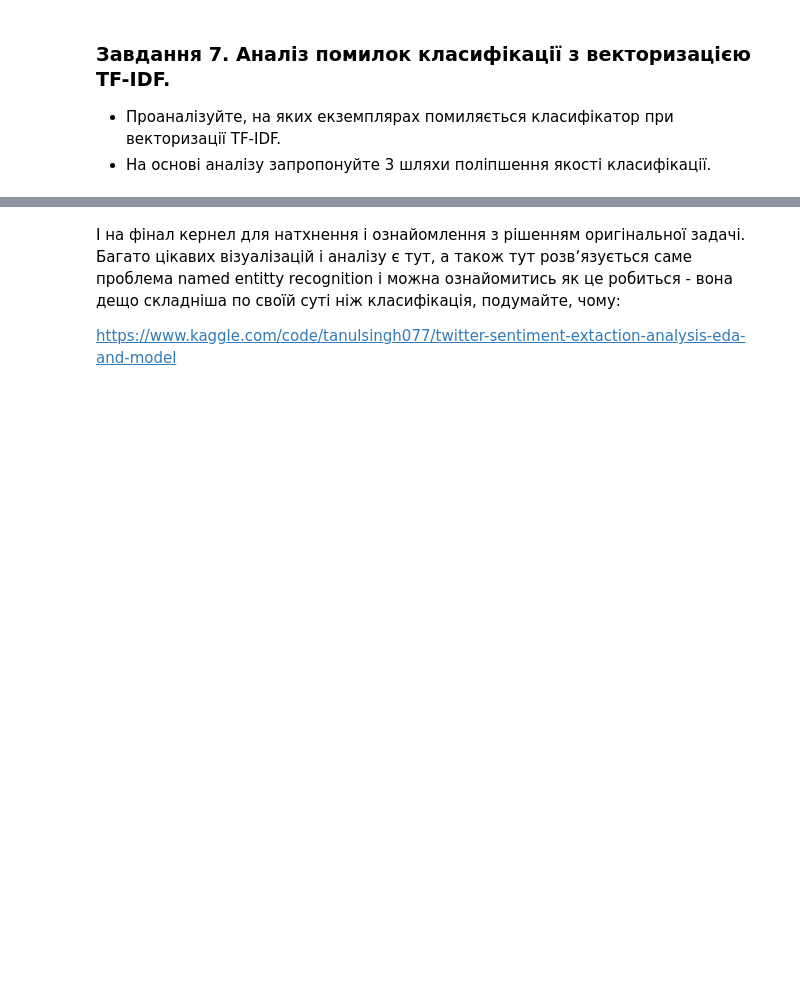
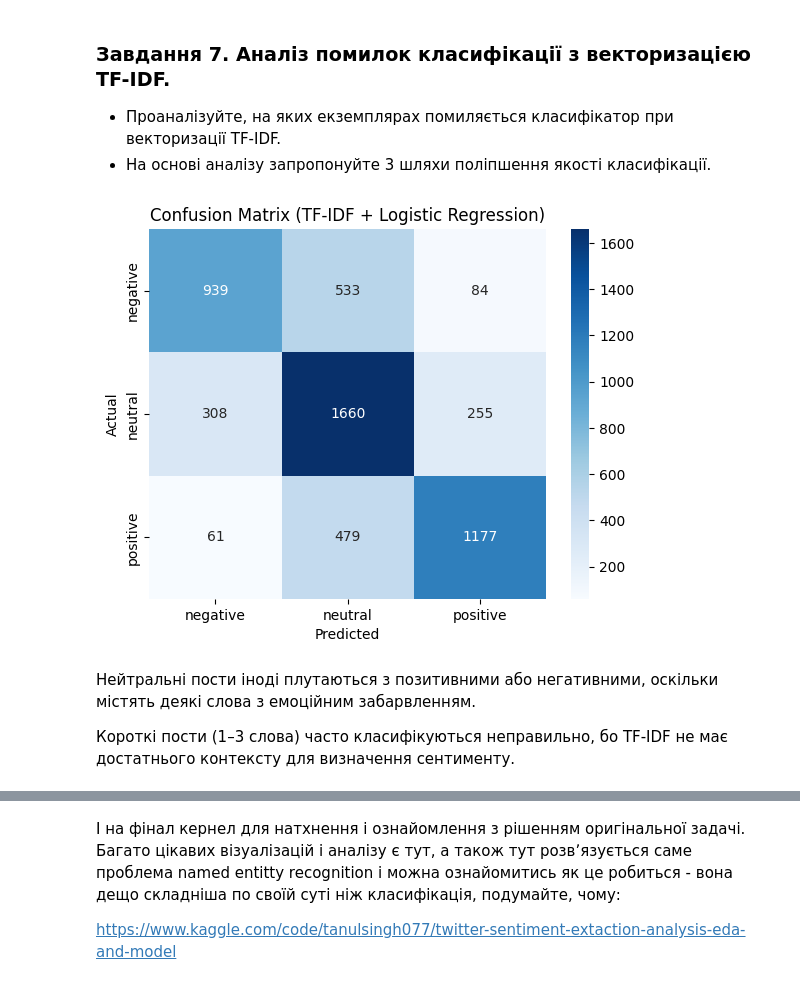
Before and after one commit to LiubovRev/Fake-News-Detector, a Jupyter notebook: nlp_classification/HW_NLP_Classification.ipynb, the cells around one changed output, grey strips where cells are left out. Cells and saved outputs as stored; diff of their text form; code cells hidden in the pictures; blank space fills up the shorter version.

```diff
--- a/nlp_classification/HW_NLP_Classification.ipynb
+++ b/nlp_classification/HW_NLP_Classification.ipynb
@@ -60,3 +504,17 @@
 - Проаналізуйте якість класифікації вивівши потрібні для цього метрики. Чи стала якість класифікації кращою?
 
 - Які токени найбільше впливають на результат при тренуваннні класифікатора з TF-IDF векторами? Порівняйте з найважливішими токенами при Bag of Words векторизації. Яку векторизацію ви б обрали для фінальної імплементації рішення? Обґрунтуйте свій вибір.
+# %%
+vocab_size = 5000
+
+# Initialize TF-IDF vectorizer
+tfidf_vectorizer = TfidfVectorizer(
+    max_features=vocab_size,
+    lowercase=True,
+    preprocessor=None,  # we've already preprocessed
+    tokenizer=lambda x: x.split()  # text is already tokenized + stemmed
+)
+
+# Fit and transform the cleaned text
+X_tfidf = tfidf_vectorizer.fit_transform(df['clean_text'])
+print(f"TF-IDF matrix shape: {X_tfidf.shape}")
@@ -62,0 +534,9 @@
+# %%
+X_train_tfidf, X_test_tfidf, y_train_tfidf, y_test_tfidf = train_test_split(
+    X_tfidf, y, test_size=0.2, random_state=42, stratify=y)
+# %%
+# Train Logistic Regression
+lr_tfidf = LogisticRegression(max_iter=1000)
+lr_tfidf.fit(X_train_tfidf, y_train_tfidf)
+
+y_pred_tfidf = lr_tfidf.predict(X_test_tfidf)
@@ -65,3 +596,17 @@
 
 - Проаналізуйте, на яких екземплярах помиляється класифікатор при векторизації TF-IDF.
 - На основі аналізу запропонуйте 3 шляхи поліпшення якості класифікації.
+# %%
+cm = confusion_matrix(y_test_tfidf, y_pred_tfidf, labels=['negative','neutral','positive'])
+sns.heatmap(cm, annot=True, fmt='d', cmap='Blues', xticklabels=['negative','neutral','positive'],
+            yticklabels=['negative','neutral','positive'])
+plt.xlabel('Predicted')
+plt.ylabel('Actual')
+plt.title('Confusion Matrix (TF-IDF + Logistic Regression)')
+plt.show()
+# %% [output]
+[figure, added]
+# %% [markdown]
+Нейтральні пости іноді плутаються з позитивними або негативними, оскільки містять деякі слова з емоційним забарвленням.
+
+Короткі пости (1–3 слова) часто класифікуються неправильно, бо TF-IDF не має достатнього контексту для визначення сентименту.
```
Also changed, not shown: parts of 39 cells of this notebook.
